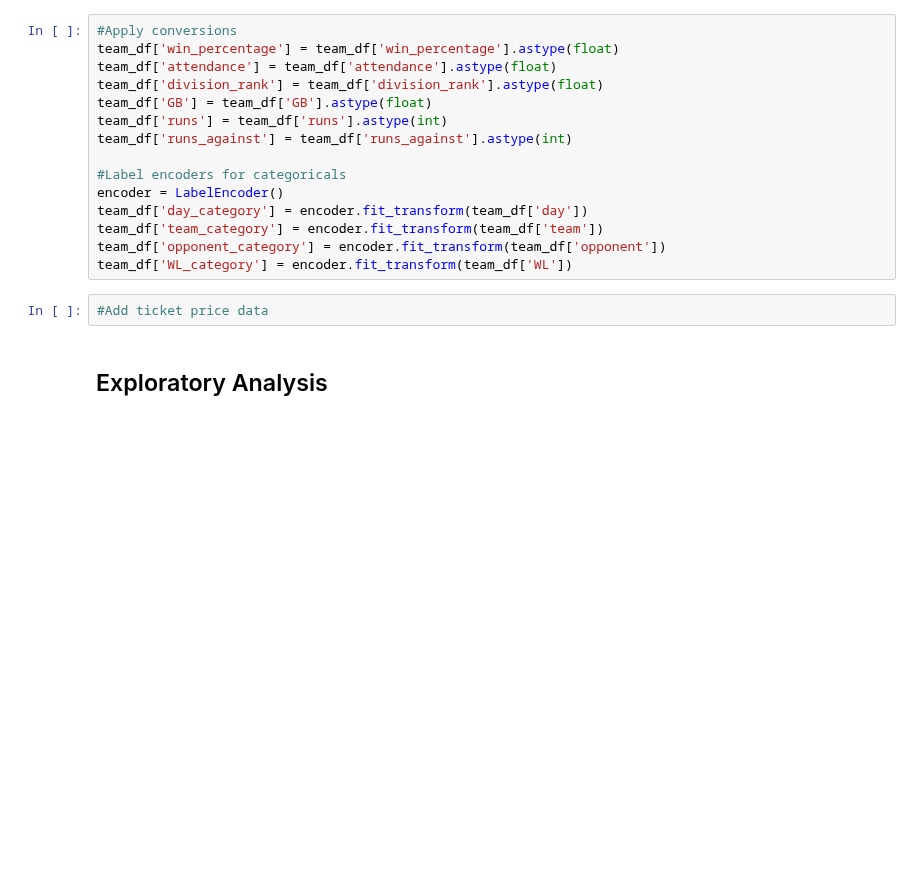
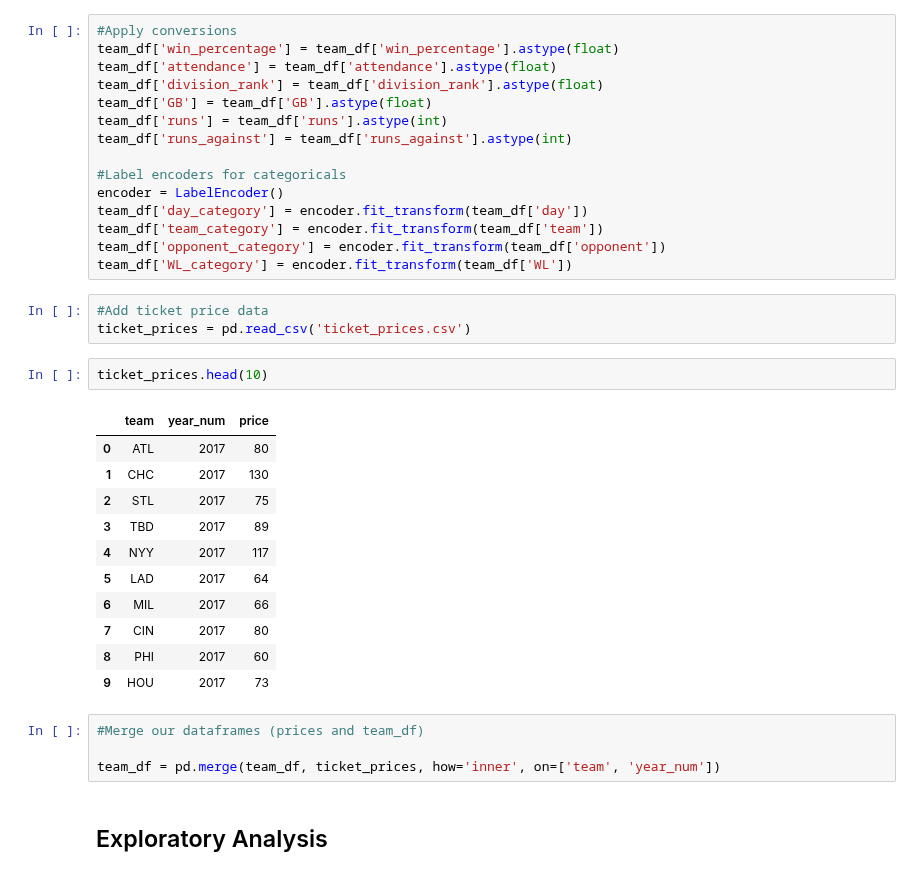
Before and after one commit to str007/Thinkful, a Jupyter notebook: Time_Series_Challenge.ipynb, the cells around one changed output. Saved outputs shown, nothing was run; the diff lists cells and outputs as text; blank space fills up the shorter version.

```diff
--- a/Time_Series_Challenge.ipynb
+++ b/Time_Series_Challenge.ipynb
@@ -324,6 +324,25 @@ team_df['opponent_category'] = encoder.fit_transform(team_df['opponent'])
 team_df['WL_category'] = encoder.fit_transform(team_df['WL'])
 # %%
 #Add ticket price data
+ticket_prices = pd.read_csv('ticket_prices.csv')
+# %%
+ticket_prices.head(10)
+# %% [output]
+|  | team | year_num | price |
+| 0 | ATL | 2017 | 80 |
+| 1 | CHC | 2017 | 130 |
+| 2 | STL | 2017 | 75 |
+| 3 | TBD | 2017 | 89 |
+| 4 | NYY | 2017 | 117 |
+| 5 | LAD | 2017 | 64 |
+| 6 | MIL | 2017 | 66 |
+| 7 | CIN | 2017 | 80 |
+| 8 | PHI | 2017 | 60 |
+| 9 | HOU | 2017 | 73 |
+# %%
+#Merge our dataframes (prices and team_df)
+
+team_df = pd.merge(team_df, ticket_prices, how='inner', on=['team', 'year_num'])
 # %% [markdown]
 ## Exploratory Analysis
 # %% [markdown]
```
Also changed, not shown: parts of 1 cell of this notebook.
